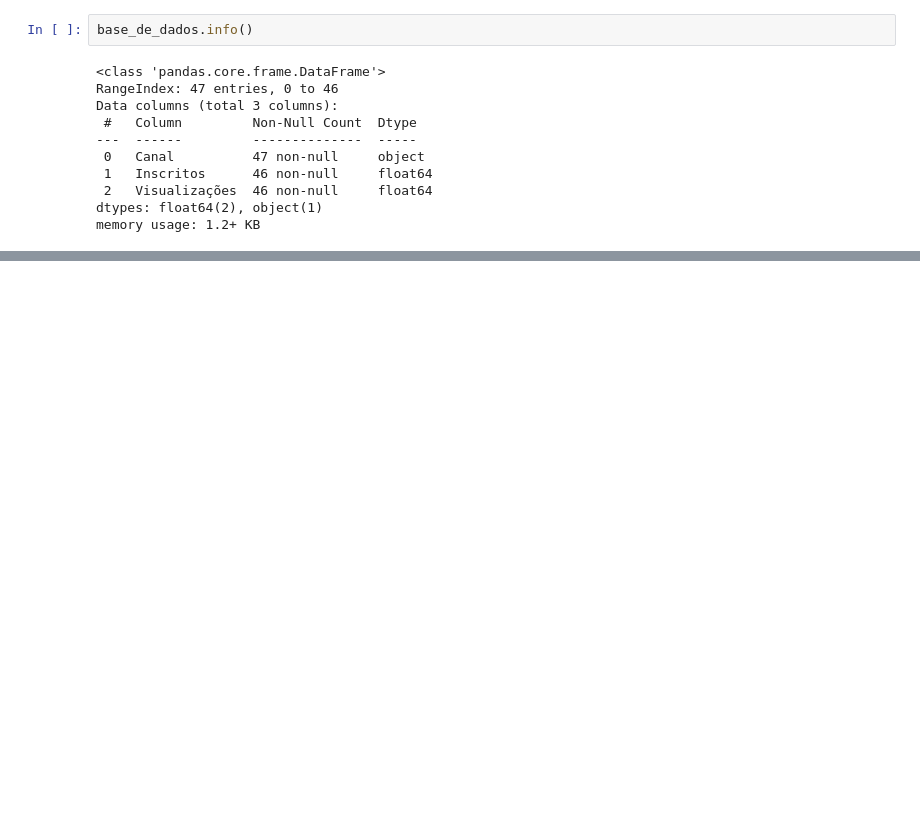
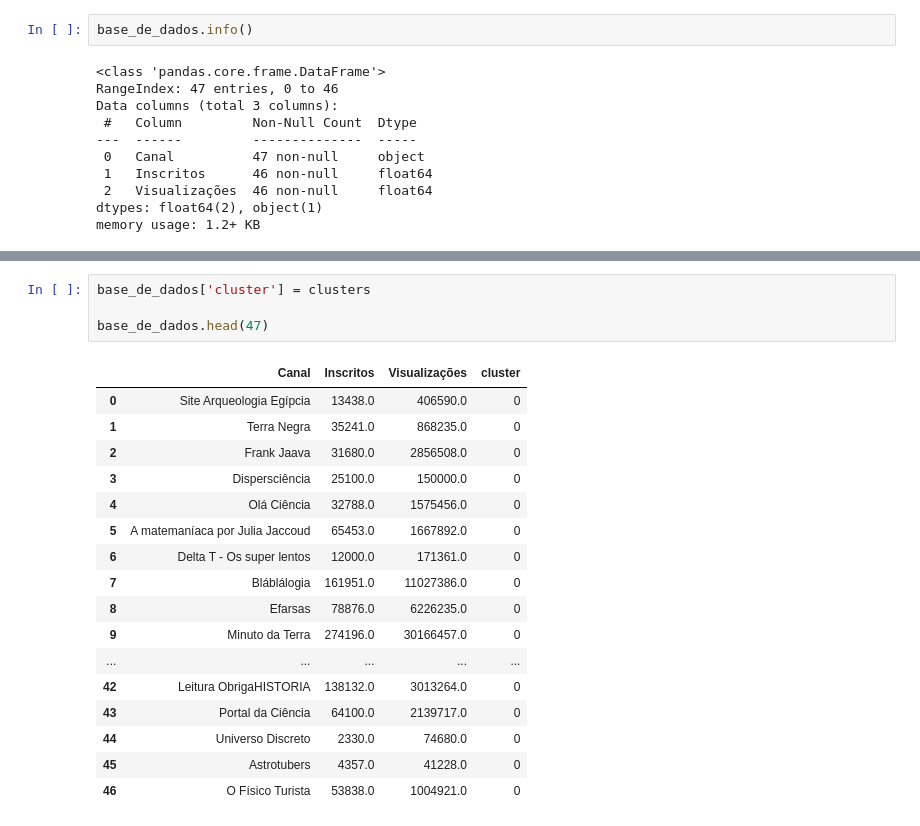
Before and after one commit to caikedomingues/curso-de-machine-learning-do-canal-universo-discreto, a Jupyter notebook: k-means.ipynb, the cells around one changed output, grey strips where cells are left out. Saved outputs shown, nothing was run; the diff lists cells and outputs as text; blank space fills up the shorter version.

```diff
--- a/k-means.ipynb
+++ b/k-means.ipynb
@@ -170,0 +285,22 @@ plt.show()
+# %%
+base_de_dados['cluster'] = clusters
+
+base_de_dados.head(47)
+# %% [output]
+|  | Canal | Inscritos | Visualizações | cluster |
+| 0 | Site Arqueologia Egípcia | 13438.0 | 406590.0 | 0 |
+| 1 | Terra Negra | 35241.0 | 868235.0 | 0 |
+| 2 | Frank Jaava | 31680.0 | 2856508.0 | 0 |
+| 3 | Dispersciência | 25100.0 | 150000.0 | 0 |
+| 4 | Olá Ciência | 32788.0 | 1575456.0 | 0 |
+| 5 | A matemaníaca por Julia Jaccoud | 65453.0 | 1667892.0 | 0 |
+| 6 | Delta T - Os super lentos | 12000.0 | 171361.0 | 0 |
+| 7 | Bláblálogia | 161951.0 | 11027386.0 | 0 |
+| 8 | Efarsas | 78876.0 | 6226235.0 | 0 |
+| 9 | Minuto da Terra | 274196.0 | 30166457.0 | 0 |
+| ... | ... | ... | ... | ... |
+| 42 | Leitura ObrigaHISTORIA | 138132.0 | 3013264.0 | 0 |
+| 43 | Portal da Ciência | 64100.0 | 2139717.0 | 0 |
+| 44 | Universo Discreto | 2330.0 | 74680.0 | 0 |
+| 45 | Astrotubers | 4357.0 | 41228.0 | 0 |
+| 46 | O Físico Turista | 53838.0 | 1004921.0 | 0 |
```
Also changed, not shown: parts of 22 cells of this notebook.
